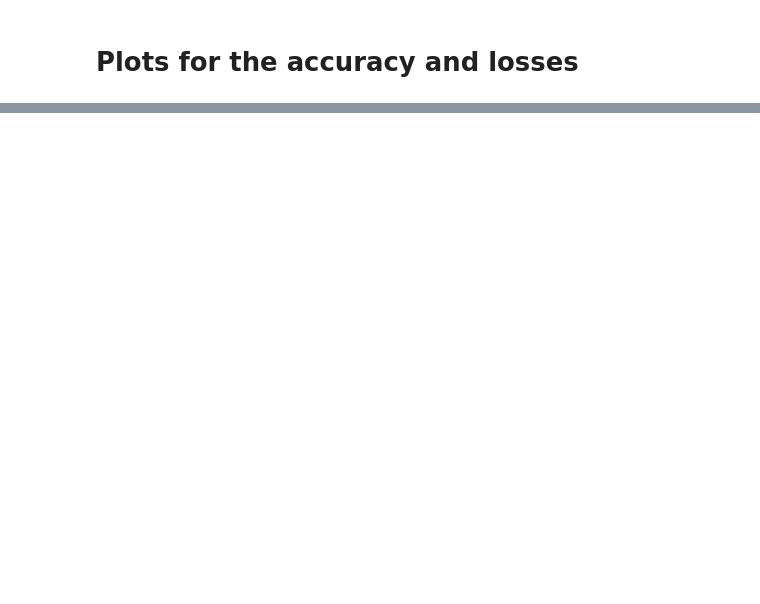
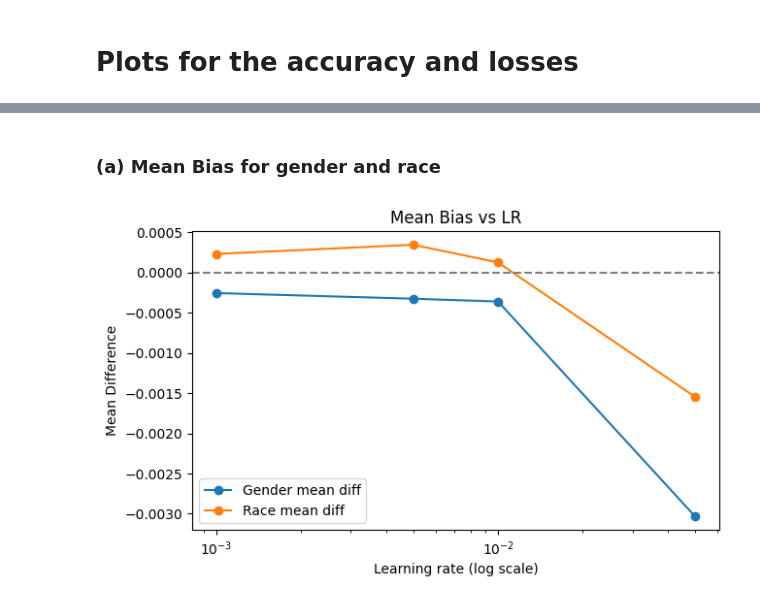
Before and after one commit to Amit-adh/AI-Algorithm-Analysis, a Jupyter notebook: bias_analysis.ipynb, the cells around one changed output, grey strips where cells are left out. Saved outputs shown, nothing was run; the diff lists cells and outputs as text; code cells hidden in the pictures; blank space fills up the shorter version.

```diff
--- a/bias_analysis.ipynb
+++ b/bias_analysis.ipynb
@@ -217,0 +336,12 @@ plt.show()
+# %%
+lrs = sorted(summaries.keys())  # [0.001, 0.005, 0.01, 0.05]
+
+# Gender
+gender_mean      = [summaries[lr]["gender"]["mean_diff"] for lr in lrs]
+gender_abs_mean  = [summaries[lr]["gender"]["abs_mean_diff"] for lr in lrs]
+gender_p95       = [summaries[lr]["gender"]["p95_abs_diff"] for lr in lrs]
+
+# Race
+race_mean        = [summaries[lr]["race"]["mean_diff"] for lr in lrs]
+race_abs_mean    = [summaries[lr]["race"]["abs_mean_diff"] for lr in lrs]
+race_p95         = [summaries[lr]["race"]["p95_abs_diff"] for lr in lrs]
@@ -217,0 +352,15 @@ plt.show()
+# %% [markdown]
+### (a) Mean Bias for gender and race
+# %%
+plt.figure(figsize=(7,4))
+plt.plot(lrs, gender_mean, marker='o', label="Gender mean diff")
+plt.plot(lrs, race_mean, marker='o', label="Race mean diff")
+plt.axhline(0, color='gray', linestyle='--')
+plt.xscale("log")
+plt.xlabel("Learning rate (log scale)")
+plt.ylabel("Mean Difference")
+plt.title("Mean Bias vs LR")
+plt.legend()
+plt.show()
+# %% [output]
+[figure, added]
```
Also changed, not shown: parts of 11 cells of this notebook.
